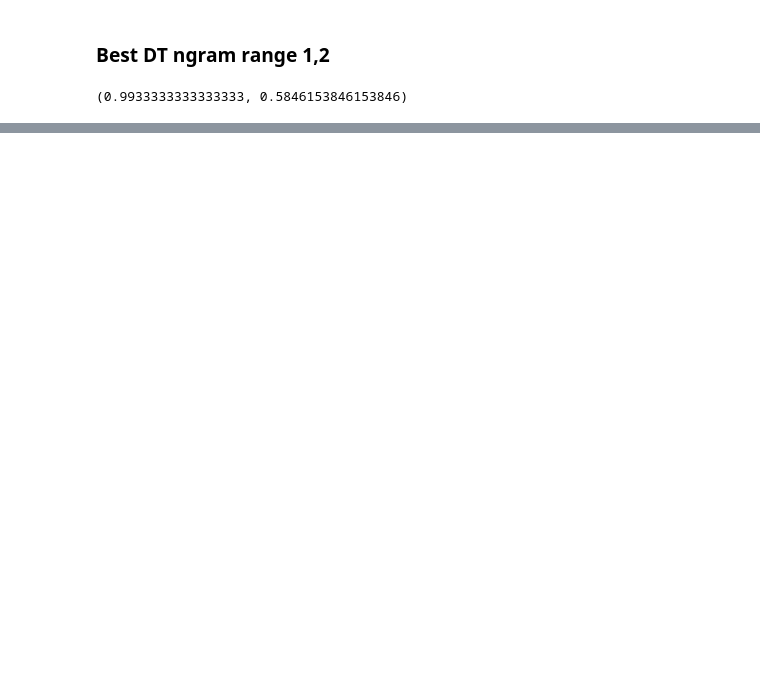
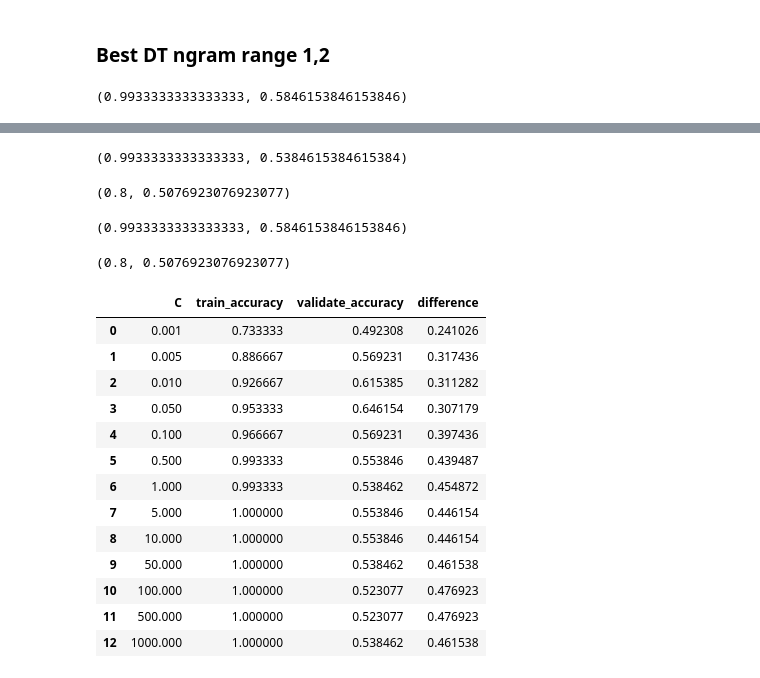
Before and after one commit to team2-nlp-project/team2-nlp-project, a Jupyter notebook: nathan_acquire.ipynb, the cells around one changed output, grey strips where cells are left out. Saved outputs shown, nothing was run; the diff lists cells and outputs as text; code cells hidden in the pictures; blank space fills up the shorter version.

```diff
--- a/nathan_acquire.ipynb
+++ b/nathan_acquire.ipynb
@@ -1018,0 +1029,10 @@ tree.score(X_tfidf, y_train), tree.score(X_bow_val, y_val)
+# %%
+lm = LogisticRegression(random_state=123).fit(X_bow, y_train)
+lm.score(X_bow, y_train), lm.score(X_bow_val, y_val)
+# %% [output]
+(0.9933333333333333, 0.5384615384615384)
+# %%
+lm = LogisticRegression(random_state=123).fit(X_tfidf, y_train)
+lm.score(X_tfidf, y_train), lm.score(X_tfidf_val, y_val)
+# %% [output]
+(0.8, 0.5076923076923077)
@@ -1018,0 +1047,63 @@ tree.score(X_tfidf, y_train), tree.score(X_bow_val, y_val)
+# %%
+lm = LogisticRegression(random_state=123).fit(X_bow, y_train)
+lm.score(X_bow, y_train), lm.score(X_bow_val, y_val)
+# %% [output]
+(0.9933333333333333, 0.5846153846153846)
+# %%
+lm = LogisticRegression(random_state=123).fit(X_tfidf, y_train)
+lm.score(X_tfidf, y_train), lm.score(X_tfidf_val, y_val)
+# %% [output]
+(0.8, 0.5076923076923077)
+# %%
+cv = CountVectorizer()
+X_bow = cv.fit_transform(X_train)
+X_bow_val = cv.transform(X_val)
+
+# Evaluate Logistic Regression models on train & validate set by looping through different values for c hyperparameter
+
+# create empty list for which to append metrics from each loop
+metrics = []
+
+# create loop for values in list
+for c in [.001, .005, .01, .05, .1, .5, 1, 5, 10, 50, 100, 500, 1000]:
+
+    # define the model setting hyperparameters to values for current loop
+    logit = LogisticRegression(C=c)
+
+    # fit the model on train
+    logit.fit(X_bow, y_train)
+
+    # use the model and evaluate performance on train
+    train_accuracy = logit.score(X_bow, y_train)
+    # use the model and evaluate performance on validate
+    validate_accuracy = logit.score(X_bow_val, y_val)
+
+    # create output of current loop's hyperparameters and accuracy to append to metrics
+    output = {
+        'C': c,
+        'train_accuracy': train_accuracy,
+        'validate_accuracy': validate_accuracy
+    }
+
+    metrics.append(output)
+
+# convert metrics list to a dataframe for easy reading
+df = pd.DataFrame(metrics)
+# add column to assess the difference between train & validate accuracy
+df['difference'] = df.train_accuracy - df.validate_accuracy
+df
+# %% [output]
+|  | C | train_accuracy | validate_accuracy | difference |
+| 0 | 0.001 | 0.733333 | 0.492308 | 0.241026 |
+| 1 | 0.005 | 0.886667 | 0.569231 | 0.317436 |
+| 2 | 0.010 | 0.926667 | 0.615385 | 0.311282 |
+| 3 | 0.050 | 0.953333 | 0.646154 | 0.307179 |
+| 4 | 0.100 | 0.966667 | 0.569231 | 0.397436 |
+| 5 | 0.500 | 0.993333 | 0.553846 | 0.439487 |
+| 6 | 1.000 | 0.993333 | 0.538462 | 0.454872 |
+| 7 | 5.000 | 1.000000 | 0.553846 | 0.446154 |
+| 8 | 10.000 | 1.000000 | 0.553846 | 0.446154 |
+| 9 | 50.000 | 1.000000 | 0.538462 | 0.461538 |
+| 10 | 100.000 | 1.000000 | 0.523077 | 0.476923 |
+| 11 | 500.000 | 1.000000 | 0.523077 | 0.476923 |
+| 12 | 1000.000 | 1.000000 | 0.538462 | 0.461538 |
```
Also changed, not shown: parts of 29 cells of this notebook.
